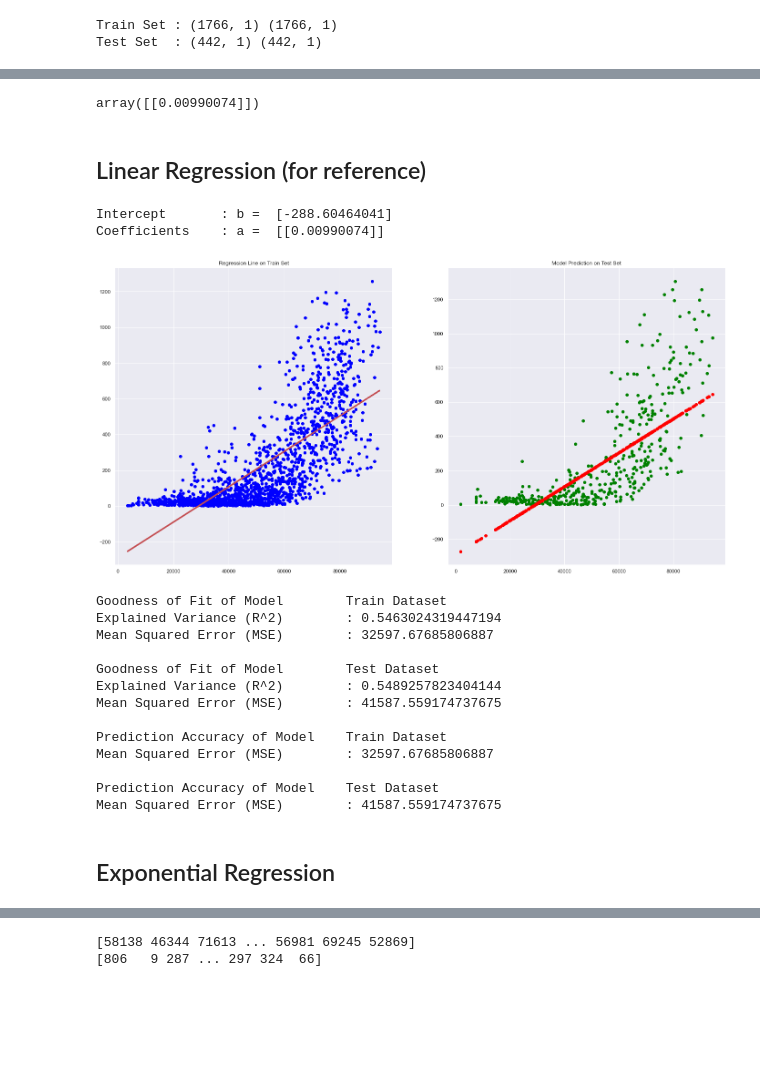
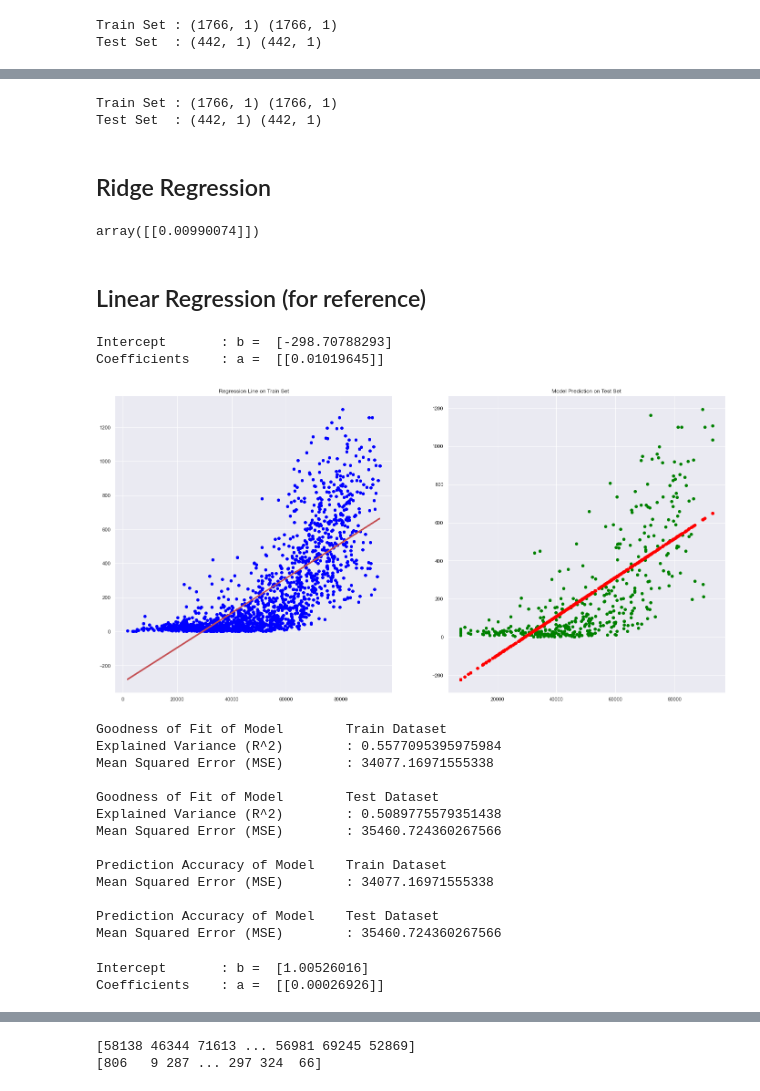
Before and after one commit to BoonHianLim/SC1015-Customer-Personality-Analysis, a Jupyter notebook: Data-machine-learning-Draft.ipynb, the cells around one changed output, grey strips where cells are left out. Saved outputs shown, nothing was run; the diff lists cells and outputs as text; code cells hidden in the pictures; blank space fills up the shorter version.

```diff
--- a/Data-machine-learning-Draft.ipynb
+++ b/Data-machine-learning-Draft.ipynb
@@ -144,3 +142,21 @@ Test Set  : (442, 1) (442, 1)
+# %%
+# from sklearn.model_selection import train_test_split
+
+# Extract Response and Predictors
+totalPurchases = pd.DataFrame(newCustomerData['TotalPurchase'])
+income = pd.DataFrame(newCustomerData['Income'])
+
+# Split the Dataset into random Train and Test
+income_train, income_test, totalPurchases_train, totalPurchases_test = train_test_split(income, totalPurchases, test_size = 0.2)
+
+# Check the sample sizes
+print("Train Set :", income_train.shape, totalPurchases_train.shape)
+print("Test Set  :", income_test.shape, totalPurchases_test.shape)
+# %% [output]
+Train Set : (1766, 1) (1766, 1)
+Test Set  : (442, 1) (442, 1)
+# %% [markdown]
+## Ridge Regression
 # %%
 from sklearn.linear_model import Ridge
 reg = Ridge(alpha = .5)
@@ -148,70 +164,77 @@ reg.fit(X_train, Y_train)
 reg.coef_
 # %% [output]
 array([[0.00990074]])
-# %% [markdown]
-## Linear Regression (for reference)
+# %% [markdown]
+## Linear Regression (for reference)
 # %%
 from sklearn.linear_model import LinearRegression
 from sklearn.metrics import mean_squared_error
 
-linreg = LinearRegression()
-linreg.fit(X_train, Y_train)
+linreg1 = LinearRegression()
+linreg1.fit(X_train, Y_train)
 
-print('Intercept \t: b = ', linreg.intercept_)
-print('Coefficients \t: a = ', linreg.coef_)
+print('Intercept \t: b = ', linreg1.intercept_)
+print('Coefficients \t: a = ', linreg1.coef_)
 # %% [output]
-Intercept       : b =  [-288.60464041]
-Coefficients    : a =  [[0.00990074]]
+Intercept       : b =  [-298.70788293]
+Coefficients    : a =  [[0.01019645]]
 # %%
 regline_x = X_train
-regline_y = linreg.intercept_ + linreg.coef_ * X_train
+regline_y = linreg1.intercept_ + linreg1.coef_ * X_train
 
 # Predict Response corresponding to Predictors
-Y_train_pred = linreg.predict(X_train)
-Y_test_pred = linreg.predict(X_test)
+Y_train_pred = linreg1.predict(X_train)
+Y_test_pred = linreg1.predict(X_test)
 
 # Plot the Predictions vs the True values
 f, axes = plt.subplots(1, 2, figsize=(24, 12))
 axes[0].scatter(X_train, Y_train, color = "blue")
 axes[0].plot(regline_x, regline_y, 'r', linewidth = 3)
 axes[0].set_title("Regression Line on Train Set")
 axes[1].scatter(X_test, Y_test, color = "green")
 axes[1].scatter(X_test, Y_test_pred, color = "red")
 axes[1].set_title("Model Prediction on Test Set")
 plt.show()
 
 # Check the Goodness of Fit (on Train Data)
 print("Goodness of Fit of Model \tTrain Dataset")
-print("Explained Variance (R^2) \t:", linreg.score(X_train, Y_train))
+print("Explained Variance (R^2) \t:", linreg1.score(X_train, Y_train))
 print("Mean Squared Error (MSE) \t:", mean_squared_error(Y_train, Y_train_pred))
 print()
 # Check the Goodness of Fit (on Test Data)
 print("Goodness of Fit of Model \tTest Dataset")
-print("Explained Variance (R^2) \t:", linreg.score(X_test, Y_test))
+print("Explained Variance (R^2) \t:", linreg1.score(X_test, Y_test))
 print("Mean Squared Error (MSE) \t:", mean_squared_error(Y_test, Y_test_pred))
 print()
 # Check the Goodness of Fit (on Train Data)
 print("Prediction Accuracy of Model \tTrain Dataset")
 print("Mean Squared Error (MSE) \t:", mean_squared_error(Y_train, Y_train_pred))
 print()
 # Check the Goodness of Fit (on Test Data)
 print("Prediction Accuracy of Model \tTest Dataset")
 print("Mean Squared Error (MSE) \t:", mean_squared_error(Y_test, Y_test_pred))
 print()
 # %% [output]
-[figure, old version]
+[figure, new version]
 Goodness of Fit of Model        Train Dataset
-Explained Variance (R^2)        : 0.5463024319447194
-Mean Squared Error (MSE)        : 32597.67685806887
+Explained Variance (R^2)        : 0.5577095395975984
+Mean Squared Error (MSE)        : 34077.16971555338
 
 Goodness of Fit of Model        Test Dataset
-Explained Variance (R^2)        : 0.5489257823404144
-Mean Squared Error (MSE)        : 41587.559174737675
+Explained Variance (R^2)        : 0.5089775579351438
+Mean Squared Error (MSE)        : 35460.724360267566
 
 Prediction Accuracy of Model    Train Dataset
-Mean Squared Error (MSE)        : 32597.67685806887
+Mean Squared Error (MSE)        : 34077.16971555338
 
 Prediction Accuracy of Model    Test Dataset
-Mean Squared Error (MSE)        : 41587.559174737675
+Mean Squared Error (MSE)        : 35460.724360267566
-# %% [markdown]
-## Exponential Regression
+# %%
+linreg2 = LinearRegression()
+linreg2.fit(income_train, totalPurchases_train)
+
+print('Intercept \t: b = ', linreg2.intercept_)
+print('Coefficients \t: a = ', linreg2.coef_)
+# %% [output]
+Intercept       : b =  [1.00526016]
+Coefficients    : a =  [[0.00026926]]
```
Also changed, not shown: parts of 11 cells of this notebook.
